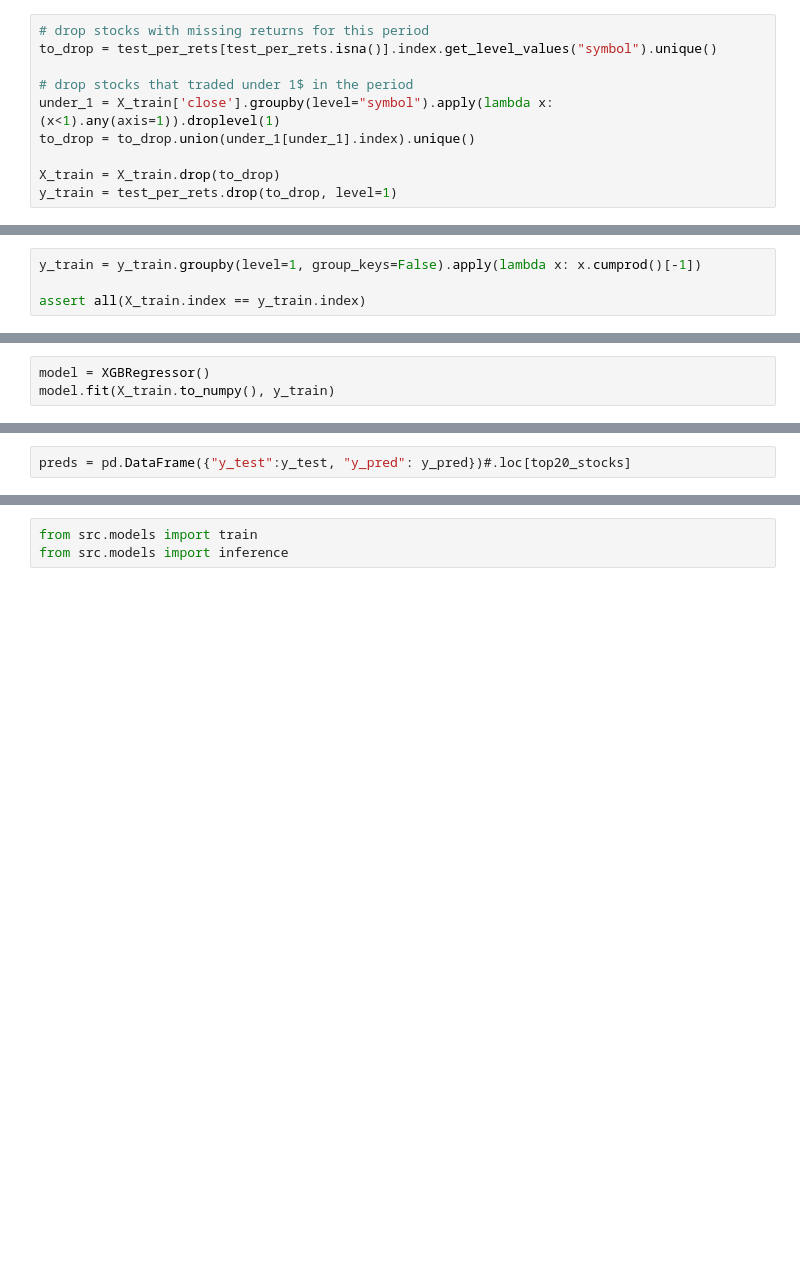
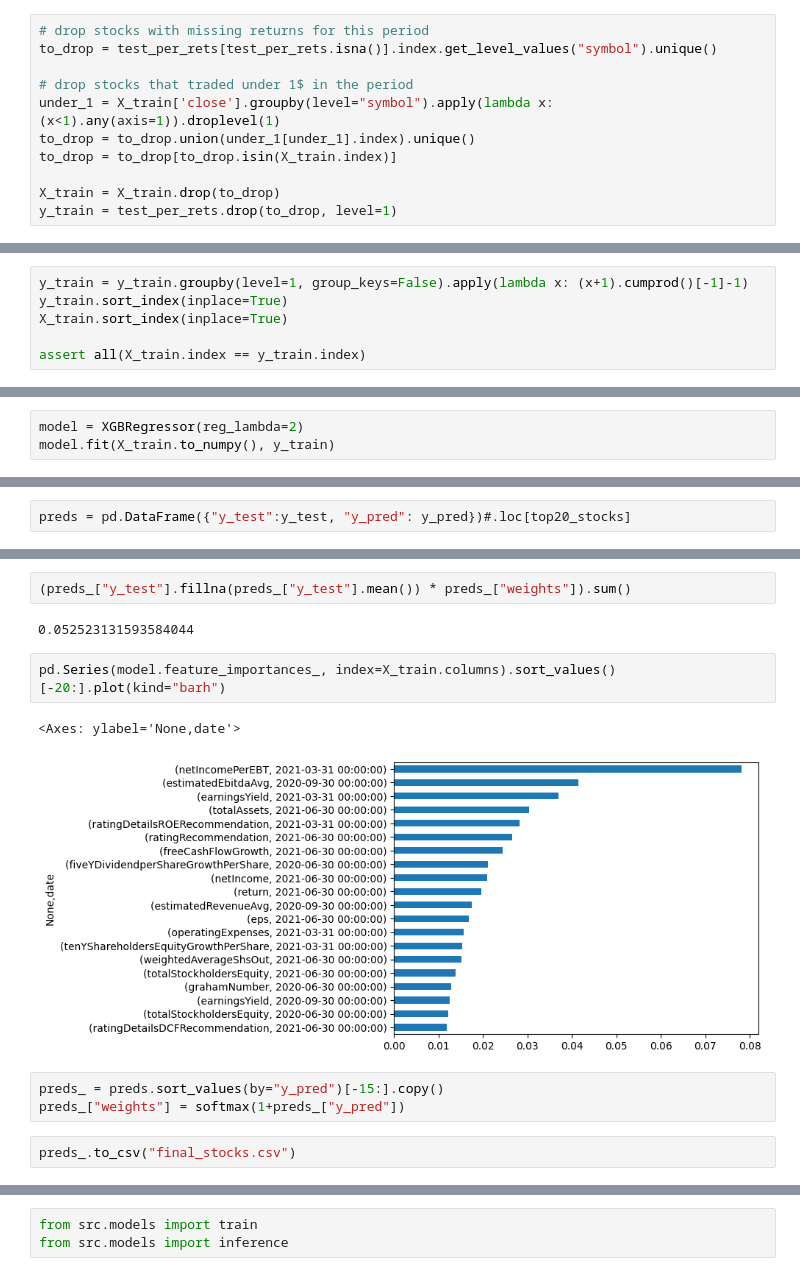
Before and after one commit to kaancaylan/quinten-stock-prediction, a Jupyter notebook: notebooks/modelling.ipynb, the cells around one changed output, grey strips where cells are left out. Saved outputs shown, nothing was run; the diff lists cells and outputs as text; blank space fills up the shorter version.

```diff
--- a/notebooks/modelling.ipynb
+++ b/notebooks/modelling.ipynb
@@ -117,6 +119,7 @@ to_drop = test_per_rets[test_per_rets.isna()].index.get_level_values("symbol").u
 # drop stocks that traded under 1$ in the period
 under_1 = X_train['close'].groupby(level="symbol").apply(lambda x: (x<1).any(axis=1)).droplevel(1)
 to_drop = to_drop.union(under_1[under_1].index).unique()
+to_drop = to_drop[to_drop.isin(X_train.index)]
 
 X_train = X_train.drop(to_drop)
 y_train = test_per_rets.drop(to_drop, level=1)
@@ -129,5 +131,7 @@ print(np.setdiff1d(y_train.index.get_level_values(1), X_train.index))
 # %%
-y_train = y_train.groupby(level=1, group_keys=False).apply(lambda x: x.cumprod()[-1])
+y_train = y_train.groupby(level=1, group_keys=False).apply(lambda x: (x+1).cumprod()[-1]-1)
+y_train.sort_index(inplace=True)
+X_train.sort_index(inplace=True)
 
 assert all(X_train.index == y_train.index)
 # %%
@@ -144,4 +151,4 @@ from xgboost import XGBRegressor
 # %%
-model = XGBRegressor()
+model = XGBRegressor(reg_lambda=2)
 model.fit(X_train.to_numpy(), y_train)
 # %% [output]
@@ -230,0 +320,14 @@ os.getcwd()
+# %%
+(preds_["y_test"].fillna(preds_["y_test"].mean()) * preds_["weights"]).sum()
+# %% [output]
+0.052523131593584044
+# %%
+pd.Series(model.feature_importances_, index=X_train.columns).sort_values()[-20:].plot(kind="barh")
+# %% [output]
+<Axes: ylabel='None,date'>
+[figure, added]
+# %%
+preds_ = preds.sort_values(by="y_pred")[-15:].copy()
+preds_["weights"] = softmax(1+preds_["y_pred"])
+# %%
+preds_.to_csv("final_stocks.csv")
```
Also changed, not shown: parts of 39 cells of this notebook, 5 other files.
